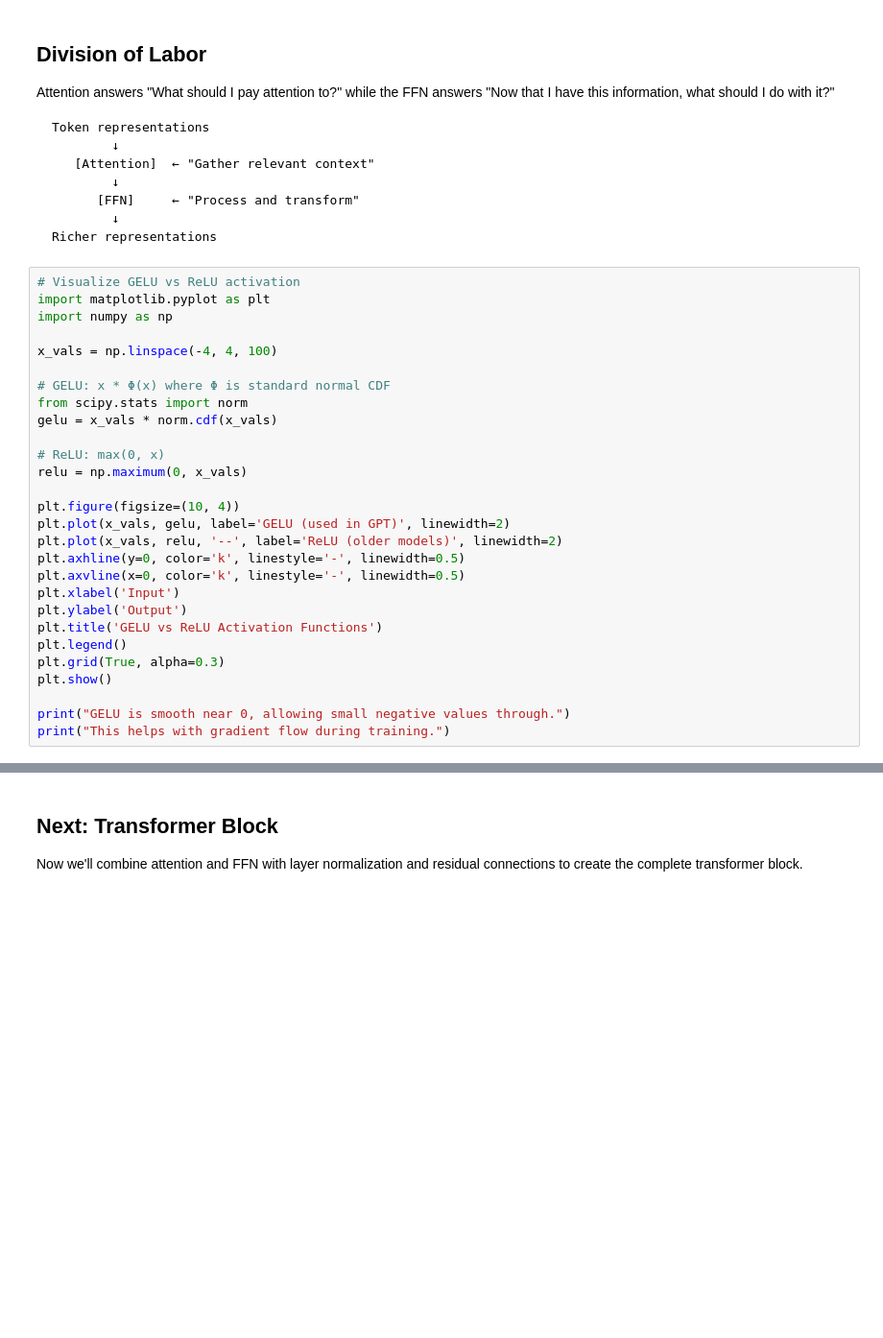
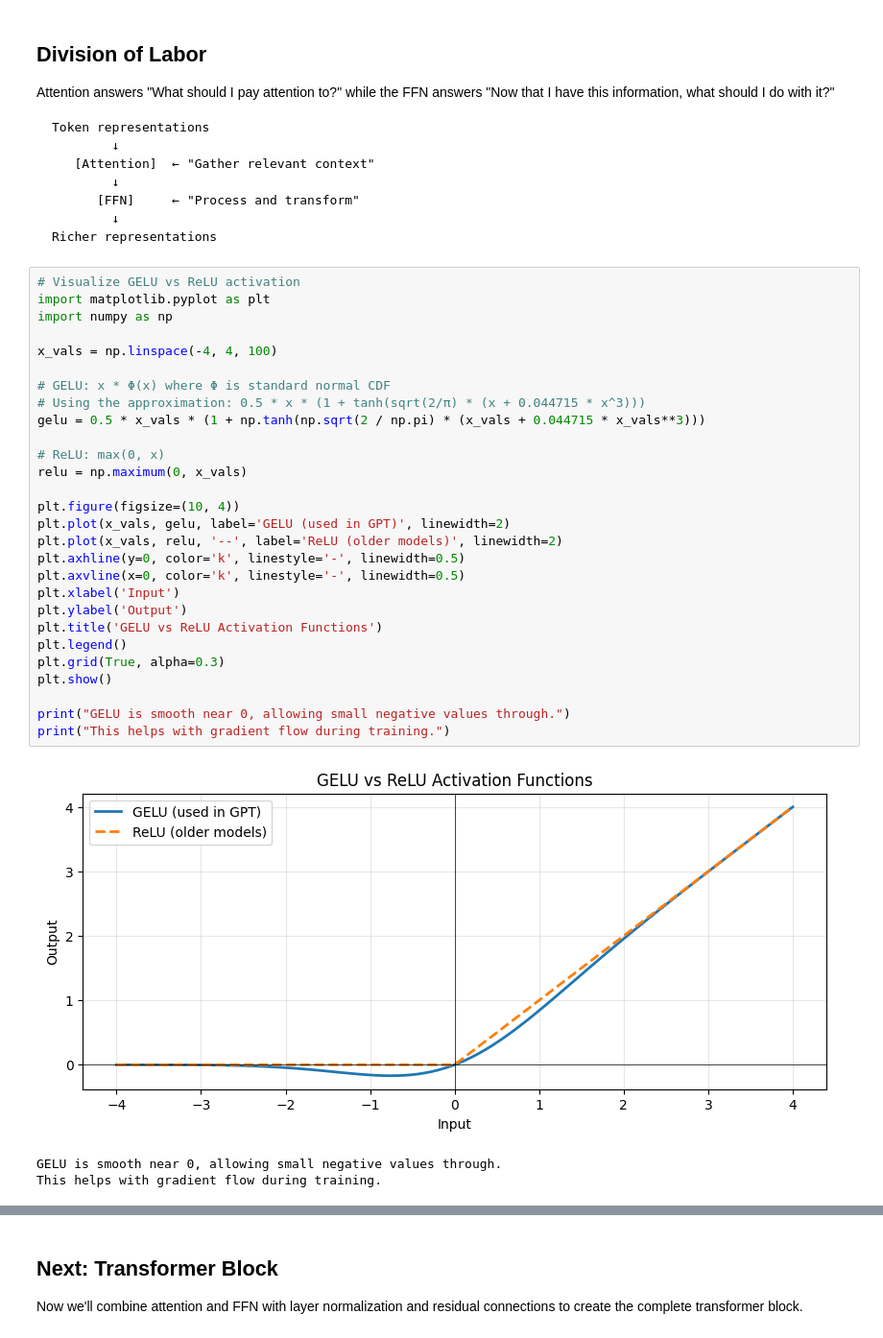
Before and after one commit to zhubert/intro-to-transformers, a Jupyter notebook: building-a-transformer/04_feedforward.ipynb, the cells around one changed output, grey strips where cells are left out. Shown at 96% size. Drawn from its saved outputs; the diff is of its cells as text; blank space fills up the shorter version.

```diff
--- a/building-a-transformer/04_feedforward.ipynb
+++ b/building-a-transformer/04_feedforward.ipynb
@@ -78,31 +83,35 @@ Richer representations
 # %%
 # Visualize GELU vs ReLU activation
 import matplotlib.pyplot as plt
 import numpy as np
 
 x_vals = np.linspace(-4, 4, 100)
 
 # GELU: x * Φ(x) where Φ is standard normal CDF
-from scipy.stats import norm
-gelu = x_vals * norm.cdf(x_vals)
+# Using the approximation: 0.5 * x * (1 + tanh(sqrt(2/π) * (x + 0.044715 * x^3)))
+gelu = 0.5 * x_vals * (1 + np.tanh(np.sqrt(2 / np.pi) * (x_vals + 0.044715 * x_vals**3)))
 
 # ReLU: max(0, x)
 relu = np.maximum(0, x_vals)
 
 plt.figure(figsize=(10, 4))
 plt.plot(x_vals, gelu, label='GELU (used in GPT)', linewidth=2)
 plt.plot(x_vals, relu, '--', label='ReLU (older models)', linewidth=2)
 plt.axhline(y=0, color='k', linestyle='-', linewidth=0.5)
 plt.axvline(x=0, color='k', linestyle='-', linewidth=0.5)
 plt.xlabel('Input')
 plt.ylabel('Output')
 plt.title('GELU vs ReLU Activation Functions')
 plt.legend()
 plt.grid(True, alpha=0.3)
 plt.show()
 
 print("GELU is smooth near 0, allowing small negative values through.")
 print("This helps with gradient flow during training.")
+# %% [output]
+[figure, added]
+GELU is smooth near 0, allowing small negative values through.
+This helps with gradient flow during training.
 # %%
 # Count parameters
 total_params = sum(p.numel() for p in ffn.parameters())
```
Also changed, not shown: parts of 2 cells of this notebook, 33 other files.
